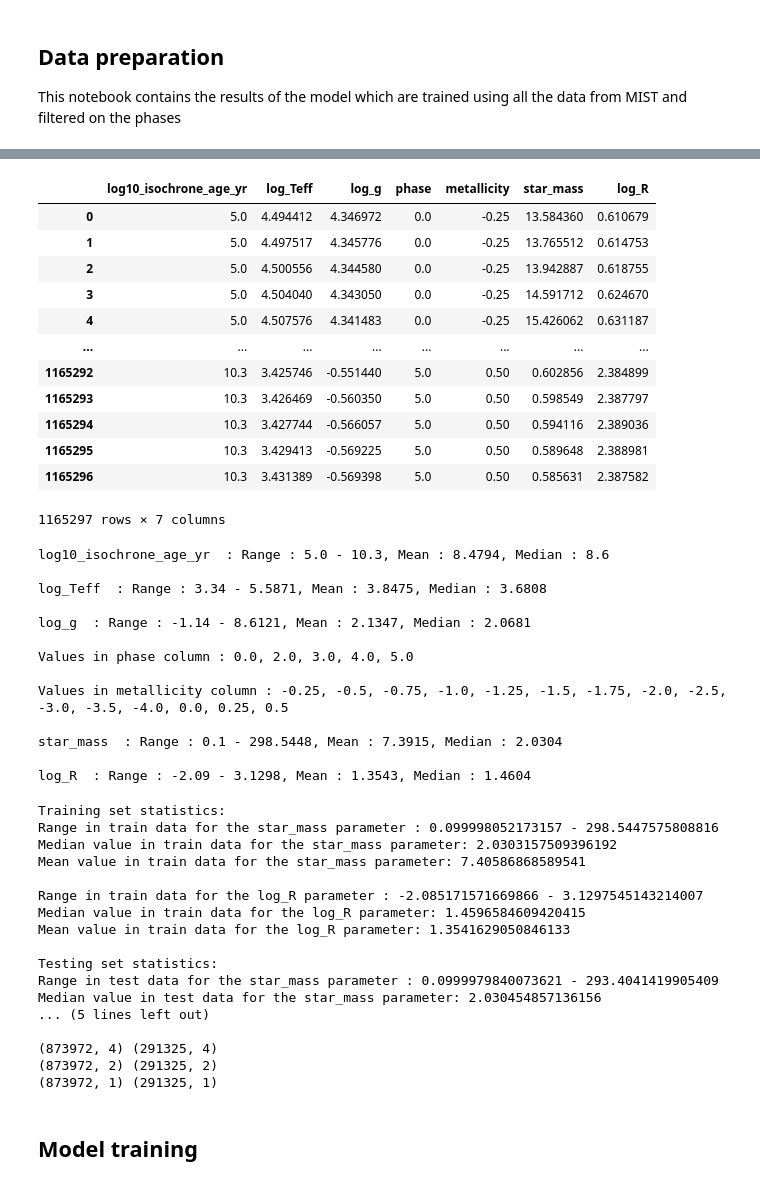
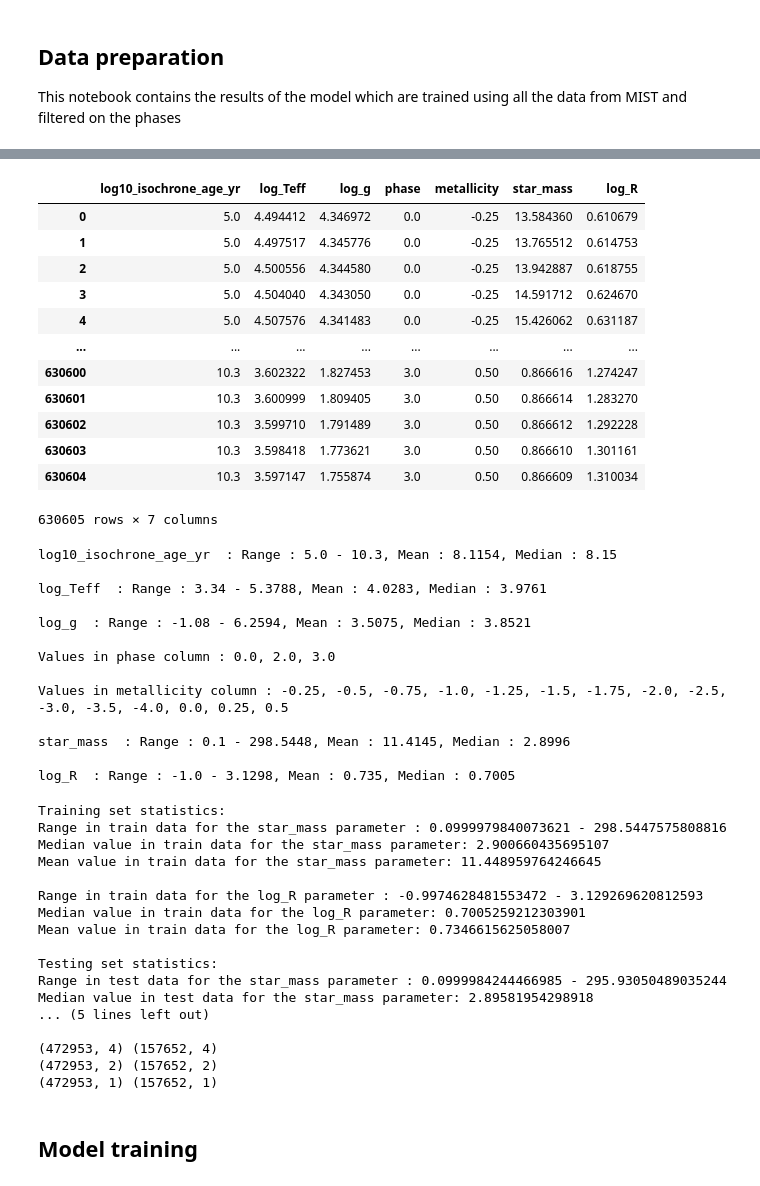
Before and after one commit to anpirott/thesis, a Jupyter notebook: notebooks/ML/second_method/model_A/test_models/MIST/Base/test.ipynb, the cells around one changed output, grey strips where cells are left out. Saved outputs shown, nothing was run; the diff lists cells and outputs as text; code cells hidden in the pictures.

```diff
--- a/notebooks/ML/second_method/model_A/test_models/MIST/Base/test.ipynb
+++ b/notebooks/ML/second_method/model_A/test_models/MIST/Base/test.ipynb
@@ -40,38 +40,38 @@ Reading MIST dataframe from csv file...
 # %%
-phase_filtered_iso_df = Data_preparator.filter_data(iso_df, {'phase':[0, 2, 3, 4, 5]})
+phase_filtered_iso_df = Data_preparator.filter_data(iso_df, {'phase':[0, 2, 3]})
 display(phase_filtered_iso_df)
 # data_visualiser_phase_filtered = Data_visualiser(phase_filtered_iso_df, physical_model)
 # data_visualiser_phase_filtered.plot_Kiel([], [0.0])
 # %% [output]
 |  | log10_isochrone_age_yr | log_Teff | log_g | phase | metallicity | star_mass | log_R |
 | 0 | 5.0 | 4.494412 | 4.346972 | 0.0 | -0.25 | 13.584360 | 0.610679 |
 | 1 | 5.0 | 4.497517 | 4.345776 | 0.0 | -0.25 | 13.765512 | 0.614753 |
 | 2 | 5.0 | 4.500556 | 4.344580 | 0.0 | -0.25 | 13.942887 | 0.618755 |
 | 3 | 5.0 | 4.504040 | 4.343050 | 0.0 | -0.25 | 14.591712 | 0.624670 |
 | 4 | 5.0 | 4.507576 | 4.341483 | 0.0 | -0.25 | 15.426062 | 0.631187 |
 | ... | ... | ... | ... | ... | ... | ... | ... |
-| 1165292 | 10.3 | 3.425746 | -0.551440 | 5.0 | 0.50 | 0.602856 | 2.384899 |
-| 1165293 | 10.3 | 3.426469 | -0.560350 | 5.0 | 0.50 | 0.598549 | 2.387797 |
-| 1165294 | 10.3 | 3.427744 | -0.566057 | 5.0 | 0.50 | 0.594116 | 2.389036 |
-| 1165295 | 10.3 | 3.429413 | -0.569225 | 5.0 | 0.50 | 0.589648 | 2.388981 |
-| 1165296 | 10.3 | 3.431389 | -0.569398 | 5.0 | 0.50 | 0.585631 | 2.387582 |
+| 630600 | 10.3 | 3.602322 | 1.827453 | 3.0 | 0.50 | 0.866616 | 1.274247 |
+| 630601 | 10.3 | 3.600999 | 1.809405 | 3.0 | 0.50 | 0.866614 | 1.283270 |
+| 630602 | 10.3 | 3.599710 | 1.791489 | 3.0 | 0.50 | 0.866612 | 1.292228 |
+| 630603 | 10.3 | 3.598418 | 1.773621 | 3.0 | 0.50 | 0.866610 | 1.301161 |
+| 630604 | 10.3 | 3.597147 | 1.755874 | 3.0 | 0.50 | 0.866609 | 1.310034 |
-1165297 rows × 7 columns
+630605 rows × 7 columns
 # %%
 print_all_uniques(phase_filtered_iso_df)
 # %% [output]
-log10_isochrone_age_yr  : Range : 5.0 - 10.3, Mean : 8.4794, Median : 8.6
+log10_isochrone_age_yr  : Range : 5.0 - 10.3, Mean : 8.1154, Median : 8.15
 
-log_Teff  : Range : 3.34 - 5.5871, Mean : 3.8475, Median : 3.6808
+log_Teff  : Range : 3.34 - 5.3788, Mean : 4.0283, Median : 3.9761
 
-log_g  : Range : -1.14 - 8.6121, Mean : 2.1347, Median : 2.0681
+log_g  : Range : -1.08 - 6.2594, Mean : 3.5075, Median : 3.8521
 
-Values in phase column : 0.0, 2.0, 3.0, 4.0, 5.0
+Values in phase column : 0.0, 2.0, 3.0
 
 Values in metallicity column : -0.25, -0.5, -0.75, -1.0, -1.25, -1.5, -1.75, -2.0, -2.5, -3.0, -3.5, -4.0, 0.0, 0.25, 0.5
 
-star_mass  : Range : 0.1 - 298.5448, Mean : 7.3915, Median : 2.0304
+star_mass  : Range : 0.1 - 298.5448, Mean : 11.4145, Median : 2.8996
 
-log_R  : Range : -2.09 - 3.1298, Mean : 1.3543, Median : 1.4604
+log_R  : Range : -1.0 - 3.1298, Mean : 0.735, Median : 0.7005
 # %%
 X_train, X_ivs, y_train, y_ivs, categories_train, categories_ivs = \
     Data_preparator.split_data(phase_filtered_iso_df, x_cols=['log10_isochrone_age_yr', 'log_Teff', 'log_g', 'metallicity'],
@@ -82,22 +82,22 @@ print(y_train.shape, y_ivs.shape)
 print(categories_train.shape, categories_ivs.shape)
 # %% [output]
 Training set statistics:
-Range in train data for the star_mass parameter : 0.099998052173157 - 298.5447575808816
-Median value in train data for the star_mass parameter: 2.0303157509396192
-Mean value in train data for the star_mass parameter: 7.40586868589541
+Range in train data for the star_mass parameter : 0.0999979840073621 - 298.5447575808816
+Median value in train data for the star_mass parameter: 2.900660435695107
+Mean value in train data for the star_mass parameter: 11.448959764246645
 
-Range in train data for the log_R parameter : -2.085171571669866 - 3.1297545143214007
-Median value in train data for the log_R parameter: 1.4596584609420415
-Mean value in train data for the log_R parameter: 1.3541629050846133
+Range in train data for the log_R parameter : -0.9974628481553472 - 3.129269620812593
+Median value in train data for the log_R parameter: 0.7005259212303901
+Mean value in train data for the log_R parameter: 0.7346615625058007
 
 Testing set statistics:
-Range in test data for the star_mass parameter : 0.0999979840073621 - 293.4041419905409
-Median value in test data for the star_mass parameter: 2.030454857136156
+Range in test data for the star_mass parameter : 0.0999984244466985 - 295.93050489035244
+Median value in test data for the star_mass parameter: 2.89581954298918
 ... (5 lines left out)
 
-(873972, 4) (291325, 4)
-(873972, 2) (291325, 2)
-(873972, 1) (291325, 1)
+(472953, 4) (157652, 4)
+(472953, 2) (157652, 2)
+(472953, 1) (157652, 1)
 # %% [markdown]
 ## Model training
 # %% [markdown]
```
Also changed, not shown: parts of 9 cells of this notebook, 6 other files.
